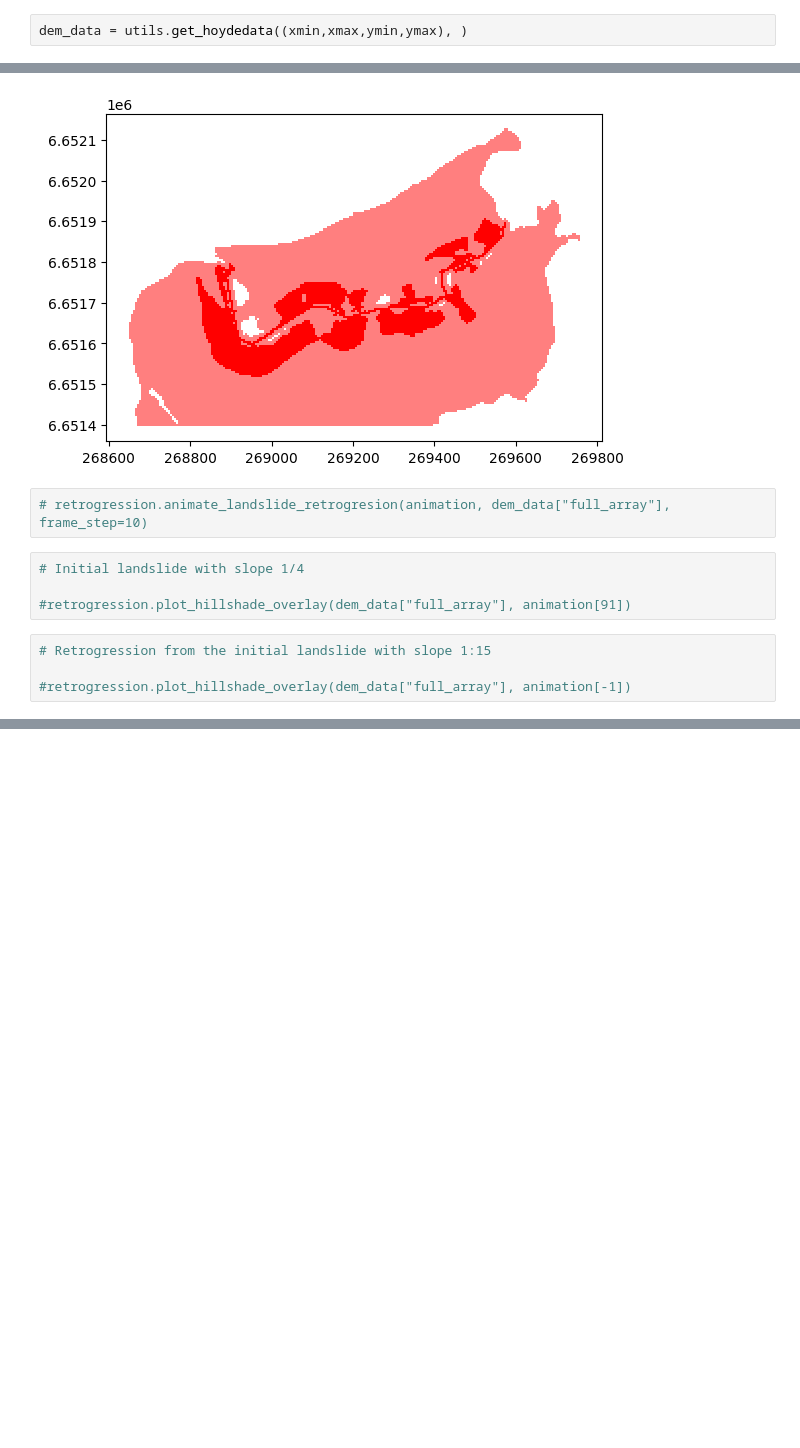
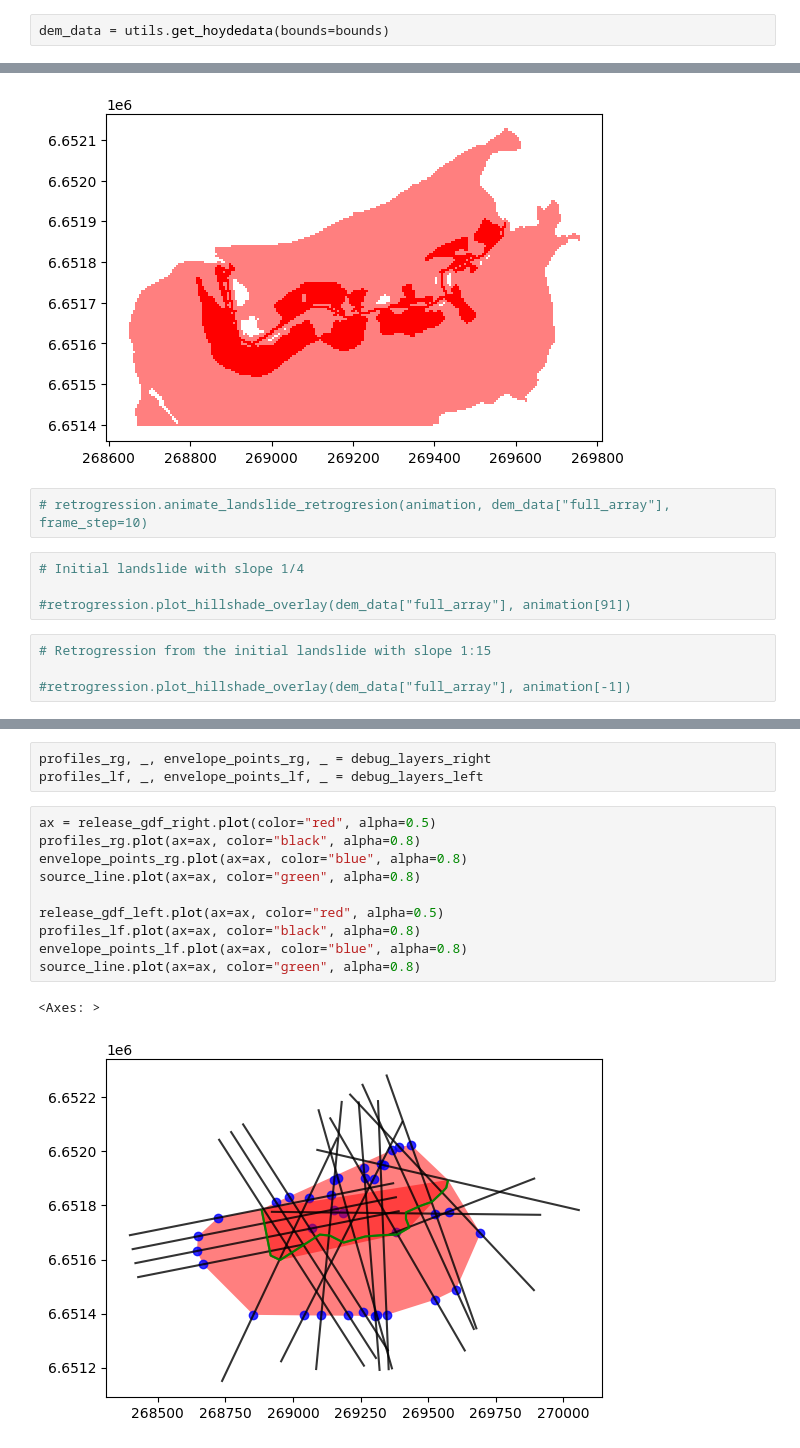
Before and after one commit to cgodoyle/losneomrade, a Jupyter notebook: notebooks/test.ipynb, the cells around one changed output, grey strips where cells are left out. Saved outputs shown, nothing was run; the diff lists cells and outputs as text; blank space fills up the shorter version.

```diff
--- a/notebooks/test.ipynb
+++ b/notebooks/test.ipynb
@@ -159,7 +155,7 @@ retro.plot()
 <Axes: >
 [figure]
 # %%
-dem_data = utils.get_hoydedata((xmin,xmax,ymin,ymax), )
+dem_data = utils.get_hoydedata(bounds=bounds)
 # %%
 # retrogression.animate_landslide_retrogresion(animation, dem_data["full_array"])
 # %% [markdown]
@@ -195,0 +241,16 @@ retro.query("slope == 1/15").plot(column="slope", color="red", alpha=0.5, ax=ax)
+# %%
+profiles_rg, _, envelope_points_rg, _ = debug_layers_right
+profiles_lf, _, envelope_points_lf, _ = debug_layers_left
+# %%
+ax = release_gdf_right.plot(color="red", alpha=0.5)
+profiles_rg.plot(ax=ax, color="black", alpha=0.8)
+envelope_points_rg.plot(ax=ax, color="blue", alpha=0.8)
+source_line.plot(ax=ax, color="green", alpha=0.8)
+
+release_gdf_left.plot(ax=ax, color="red", alpha=0.5)
+profiles_lf.plot(ax=ax, color="black", alpha=0.8)
+envelope_points_lf.plot(ax=ax, color="blue", alpha=0.8)
+source_line.plot(ax=ax, color="green", alpha=0.8)
+# %% [output]
+<Axes: >
+[figure, added]
```
Also changed, not shown: parts of 13 cells of this notebook, 1 other file.
